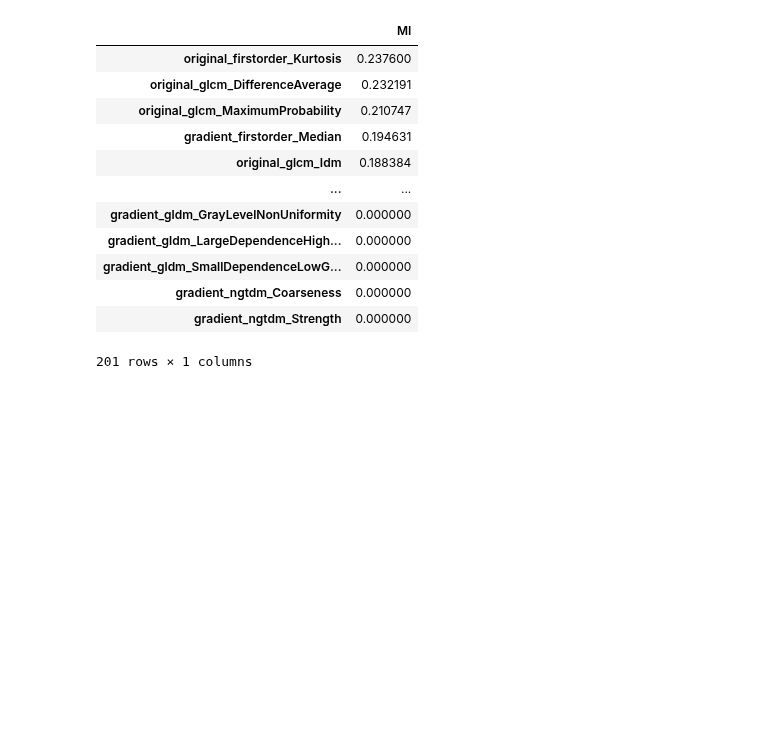
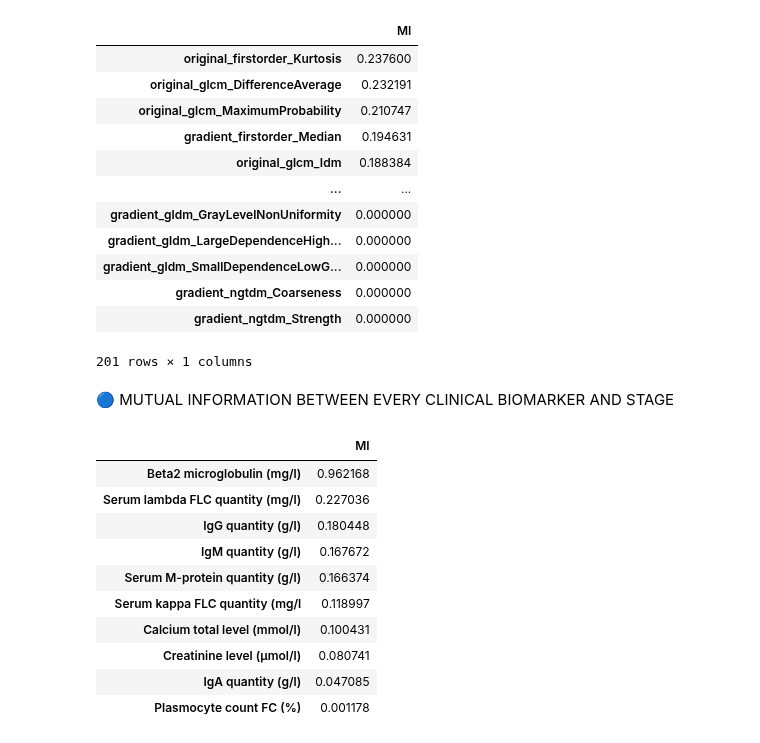
Before and after one commit to lukas1110/Analysis-of-multiple-myelomas-from-dual-CT, a Jupyter notebook: data_analysis/MRMR_and_MI.ipynb, the cells around one changed output. Saved outputs shown, nothing was run; the diff lists cells and outputs as text; code cells hidden in the pictures; blank space fills up the shorter version.

Commit message:
MI clinical biomarker.

```diff
--- a/data_analysis/MRMR_and_MI.ipynb
+++ b/data_analysis/MRMR_and_MI.ipynb
@@ -430,3 +430,37 @@ mi_df
 | gradient_ngtdm_Coarseness | 0.000000 |
 | gradient_ngtdm_Strength | 0.000000 |
 201 rows × 1 columns
+# %% [markdown]
+🔵 MUTUAL INFORMATION BETWEEN EVERY CLINICAL BIOMARKER AND STAGE
+# %%
+clinical_df = pd.read_csv(r"D:\Clinical_data\Table_clinical_data.csv", encoding="cp1252")
+numeric_features = clinical_df.select_dtypes(include=['number']).columns
+clinical_df['Stage'] = clinical_df['ISS classification'].replace({'Stage 1': 1, 'Stage 2': 2, 'Stage 3': 3})
+clinical_column = 'Stage'
+
+mutual_info = {}
+for col in numeric_features:
+    valid_idx = clinical_df[col].notna() & clinical_df[clinical_column].notna()
+
+    X = clinical_df.loc[valid_idx, [col]]
+    y = clinical_df.loc[valid_idx, clinical_column]
+    y = y.astype(int)
+
+    mi = mutual_info_classif(X, y, discrete_features=False)[0]
+    mutual_info[col] = {'MI': mi}
+
+mi_df = pd.DataFrame(mutual_info).T
+mi_df = mi_df.sort_values(by='MI', ascending=False)
+mi_df
+# %% [output]
+|  | MI |
+| Beta2 microglobulin (mg/l) | 0.962168 |
+| Serum lambda FLC quantity (mg/l) | 0.227036 |
+| IgG quantity (g/l) | 0.180448 |
+| IgM quantity (g/l) | 0.167672 |
+| Serum M-protein quantity (g/l) | 0.166374 |
+| Serum kappa FLC quantity (mg/l | 0.118997 |
+| Calcium total level (mmol/l) | 0.100431 |
+| Creatinine level (µmol/l) | 0.080741 |
+| IgA quantity (g/l) | 0.047085 |
+| Plasmocyte count FC (%) | 0.001178 |
```
